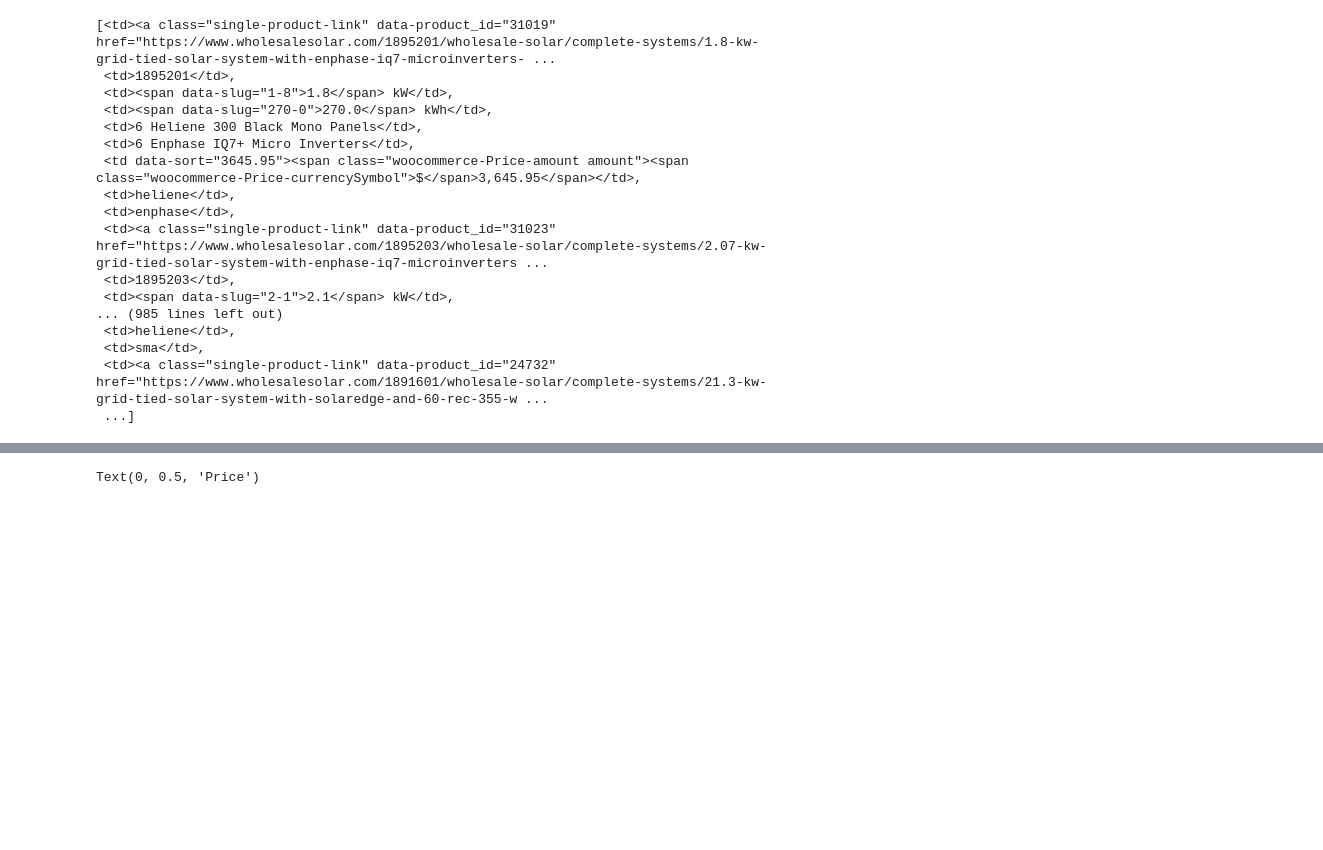
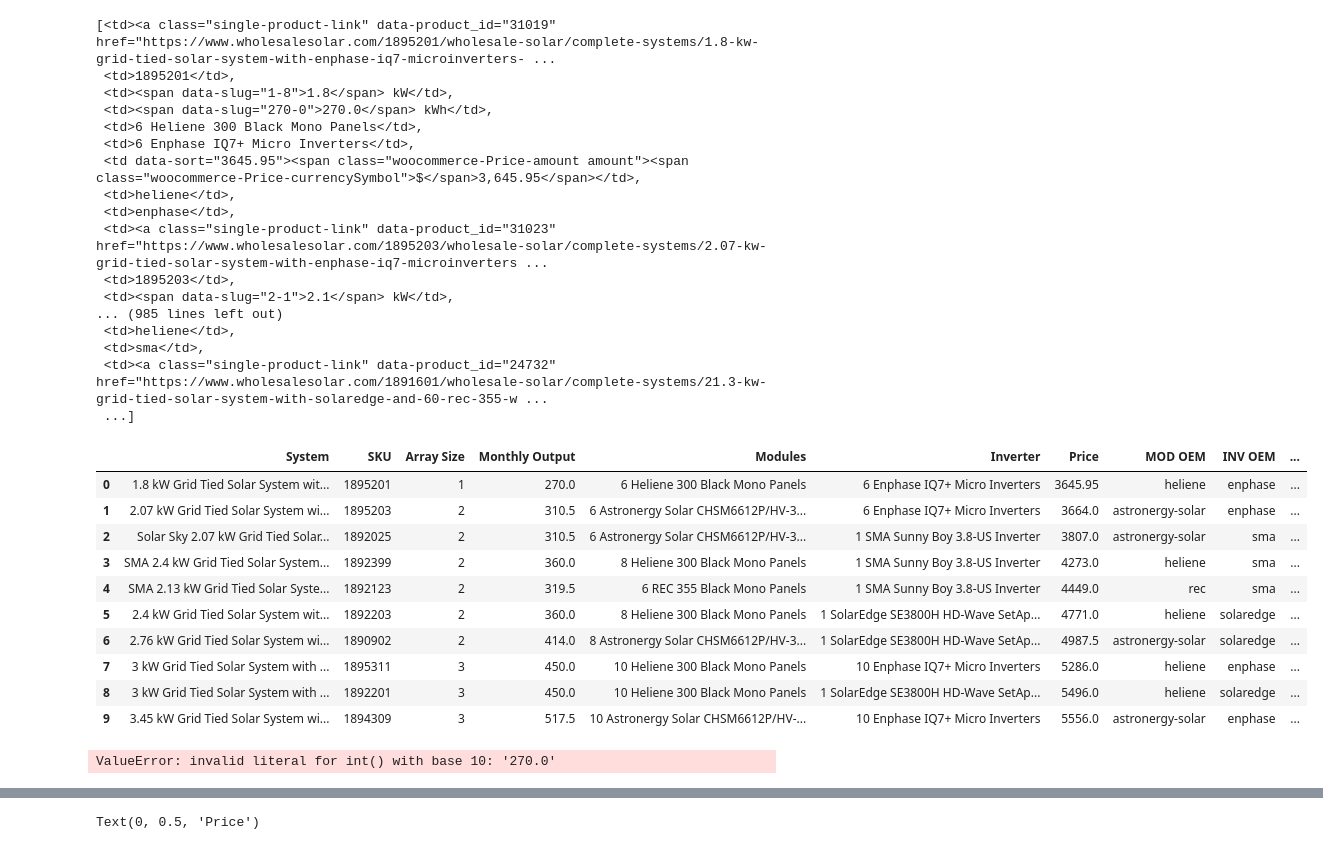
Before and after one commit to tahentx/gridshift, a Jupyter notebook: hardwarecosts.ipynb, the cells around one changed output, grey strips where cells are left out. Drawn from its saved outputs; the diff is of its cells as text; code cells hidden in the pictures; blank space fills up the shorter version.

```diff
--- a/hardwarecosts.ipynb
+++ b/hardwarecosts.ipynb
@@ -72,3 +72,21 @@ packages = [components[i * n:(i + 1) * n] for i in range((len(components) + n -
 # %%
 columns = ['System','SKU','Array Size','Monthly Output','Modules','Inverter','Price','MOD OEM',' INV OEM']
 df = pd.DataFrame(packages,columns=columns)
+# %%
+df.head(10)
+# %% [output]
+|  | System | SKU | Array Size | Monthly Output | Modules | Inverter | Price | MOD OEM | INV OEM | ... |
+| 0 | 1.8 kW Grid Tied Solar System wit... | 1895201 | 1 | 270.0 | 6 Heliene 300 Black Mono Panels | 6 Enphase IQ7+ Micro Inverters | 3645.95 | heliene | enphase | ... |
+| 1 | 2.07 kW Grid Tied Solar System wi... | 1895203 | 2 | 310.5 | 6 Astronergy Solar CHSM6612P/HV-3... | 6 Enphase IQ7+ Micro Inverters | 3664.0 | astronergy-solar | enphase | ... |
+| 2 | Solar Sky 2.07 kW Grid Tied Solar... | 1892025 | 2 | 310.5 | 6 Astronergy Solar CHSM6612P/HV-3... | 1 SMA Sunny Boy 3.8-US Inverter | 3807.0 | astronergy-solar | sma | ... |
+| 3 | SMA 2.4 kW Grid Tied Solar System... | 1892399 | 2 | 360.0 | 8 Heliene 300 Black Mono Panels | 1 SMA Sunny Boy 3.8-US Inverter | 4273.0 | heliene | sma | ... |
+| 4 | SMA 2.13 kW Grid Tied Solar Syste... | 1892123 | 2 | 319.5 | 6 REC 355 Black Mono Panels | 1 SMA Sunny Boy 3.8-US Inverter | 4449.0 | rec | sma | ... |
+| 5 | 2.4 kW Grid Tied Solar System wit... | 1892203 | 2 | 360.0 | 8 Heliene 300 Black Mono Panels | 1 SolarEdge SE3800H HD-Wave SetAp... | 4771.0 | heliene | solaredge | ... |
+| 6 | 2.76 kW Grid Tied Solar System wi... | 1890902 | 2 | 414.0 | 8 Astronergy Solar CHSM6612P/HV-3... | 1 SolarEdge SE3800H HD-Wave SetAp... | 4987.5 | astronergy-solar | solaredge | ... |
+| 7 | 3 kW Grid Tied Solar System with ... | 1895311 | 3 | 450.0 | 10 Heliene 300 Black Mono Panels | 10 Enphase IQ7+ Micro Inverters | 5286.0 | heliene | enphase | ... |
+| 8 | 3 kW Grid Tied Solar System with ... | 1892201 | 3 | 450.0 | 10 Heliene 300 Black Mono Panels | 1 SolarEdge SE3800H HD-Wave SetAp... | 5496.0 | heliene | solaredge | ... |
+| 9 | 3.45 kW Grid Tied Solar System wi... | 1894309 | 3 | 517.5 | 10 Astronergy Solar CHSM6612P/HV-... | 10 Enphase IQ7+ Micro Inverters | 5556.0 | astronergy-solar | enphase | ... |
+# %%
+df['Monthly Output'].astype('int64')
+# %% [output]
+ValueError: invalid literal for int() with base 10: '270.0'
```
Also changed, not shown: parts of 9 cells of this notebook, 1 other file.
